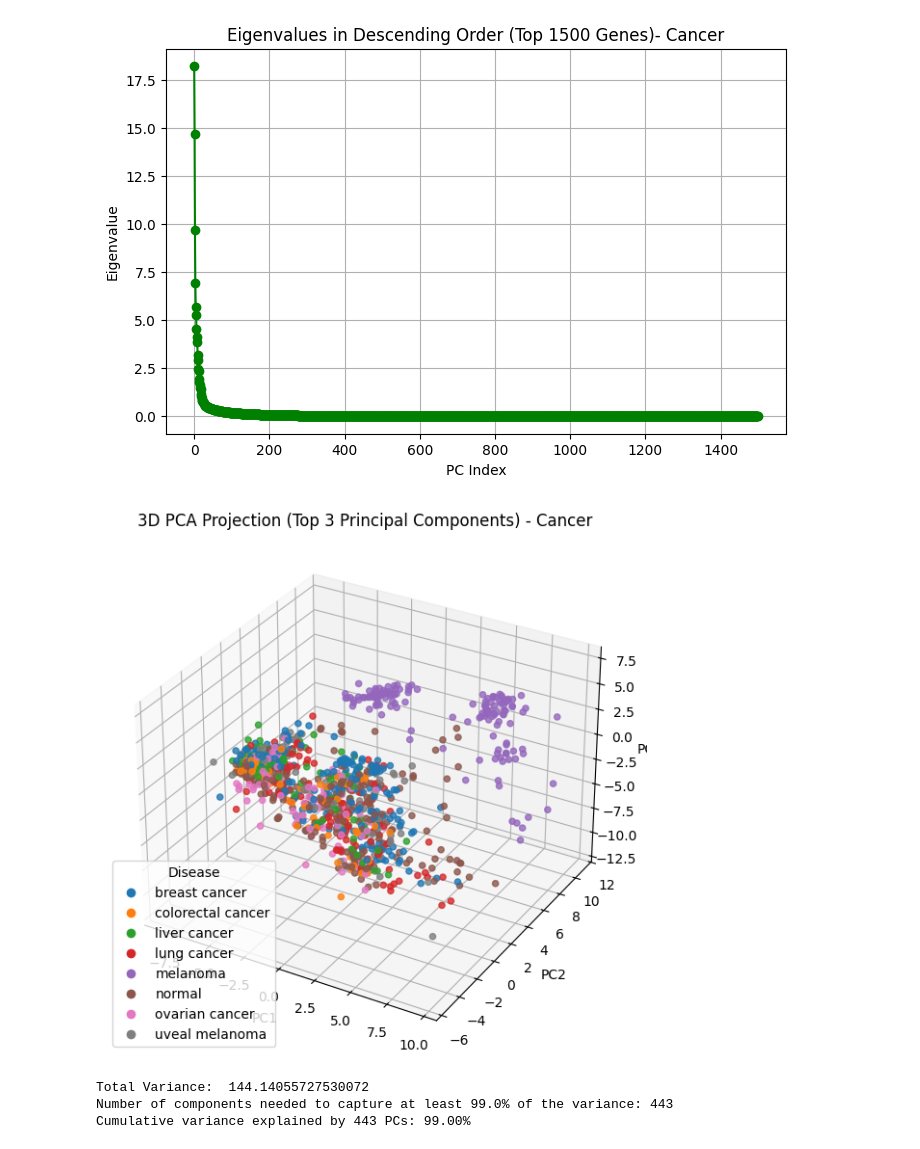
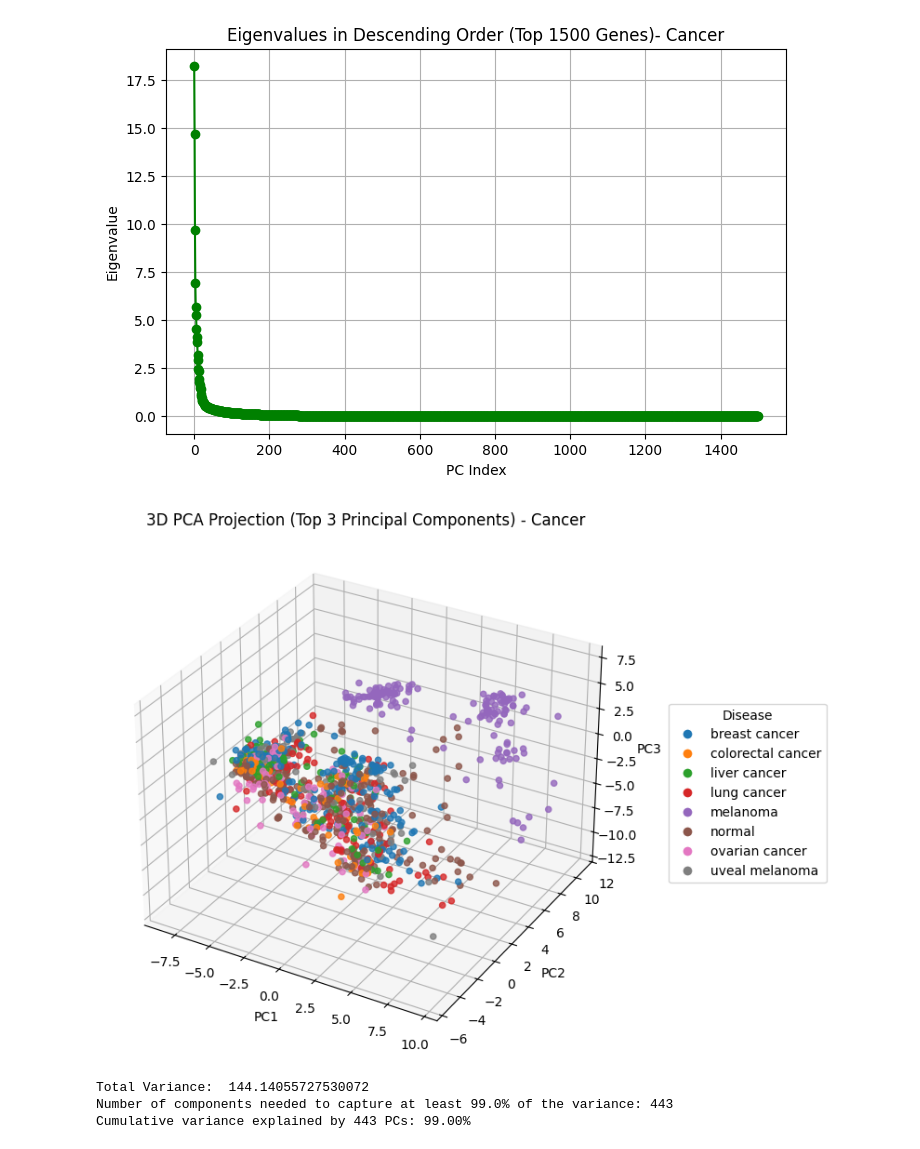
Before and after one commit to SanchithaK/MLForScientists, a Jupyter notebook: models/PCA_Cancer.ipynb, the cells around one changed output. Saved outputs shown, nothing was run; the diff lists cells and outputs as text; code cells hidden in the pictures.

```diff
--- a/models/PCA_Cancer.ipynb
+++ b/models/PCA_Cancer.ipynb
@@ -55,35 +55,57 @@ plt.grid(True)
 plt.show()
 # %% [output]
 [figure]
-# %%
-# Extract disease labels from the dataframe
-disease = cancer_data['disease'].values
-
-# Use 'tab10' colormap for high contrast and good differentiation
-unique_labels = np.unique(disease)
-colors_list = plt.get_cmap("tab10").colors  # 10 distinct, readable colors
-label_to_color = {label: colors_list[i % 10] for i, label in enumerate(unique_labels)}
-colors = [label_to_color[l] for l in disease]
-
-# Use projected_data
-fig = plt.figure(figsize=(10, 7))
-ax = fig.add_subplot(111, projection='3d')
-sc = ax.scatter(projected_data[:, 0], projected_data[:, 1], projected_data[:, 2],
-                c=colors, alpha=0.8)
-
-# Legend
-handles = [plt.Line2D([0], [0], marker='o', color='w', markerfacecolor=label_to_color[l], markersize=8)
-           for l in unique_labels]
-ax.legend(handles, unique_labels, title='Disease', loc='best')
-
-# Axis labels and title
-ax.set_title('3D PCA Projection (Top 3 Principal Components) - Cancer')
-ax.set_xlabel('PC1')
-ax.set_ylabel('PC2')
-ax.set_zlabel('PC3')
-plt.show()
-# %% [output]
-[figure, removed]
+# %%
+import pandas as pd
+import numpy as np
+import matplotlib.pyplot as plt
+from mpl_toolkits.mplot3d import Axes3D  # Required for 3D plotting
+
+# Assuming you already have:
+# 1. cancer_data (loaded DataFrame with expression and metadata)
+# 2. projected_data (PCA projection onto top 3 components, shape: n_samples × 3)
+
+# Step 1: Extract disease labels
+disease = cancer_data['disease'].values
+
+# Step 2: Assign colors using tab10 colormap
+unique_labels = np.unique(disease)
+colors_list = plt.get_cmap("tab10").colors
+label_to_color = {label: colors_list[i % 10] for i, label in enumerate(unique_labels)}
+colors = [label_to_color[l] for l in disease]
+
+# Step 3: Create 3D scatter plot
+fig = plt.figure(figsize=(10, 7))
+ax = fig.add_subplot(111, projection='3d')
+
+sc = ax.scatter(
+    projected_data[:, 0],  # PC1
+    projected_data[:, 1],  # PC2
+    projected_data[:, 2],  # PC3
+    c=colors,
+    alpha=0.8
+)
+
+# Step 4: Add legend
+handles = [
+    plt.Line2D([0], [0], marker='o', color='w', markerfacecolor=label_to_color[l], markersize=8)
+    for l in unique_labels
+]
+ax.legend(handles, unique_labels, title='Disease', loc='center left', bbox_to_anchor=(1.07, 0.5))
+
+# Step 5: Set axis labels and title
+ax.set_title('3D PCA Projection (Top 3 Principal Components) - Cancer')
+ax.set_xlabel('PC1')
+ax.set_ylabel('PC2')
+ax.set_zlabel('PC3')
+
+# Step 6: Adjust layout to prevent label cutoff
+plt.subplots_adjust(left=0.1, right=0.85, bottom=0.1, top=0.9)
+
+# Step 7: Show plot
+plt.show()
+# %% [output]
+[figure, added]
 # %%
 # Total sum of eigenvalues (total variance)
 total_var = np.sum(eig_vals_sorted)
```
Also changed, not shown: 1 other file.
